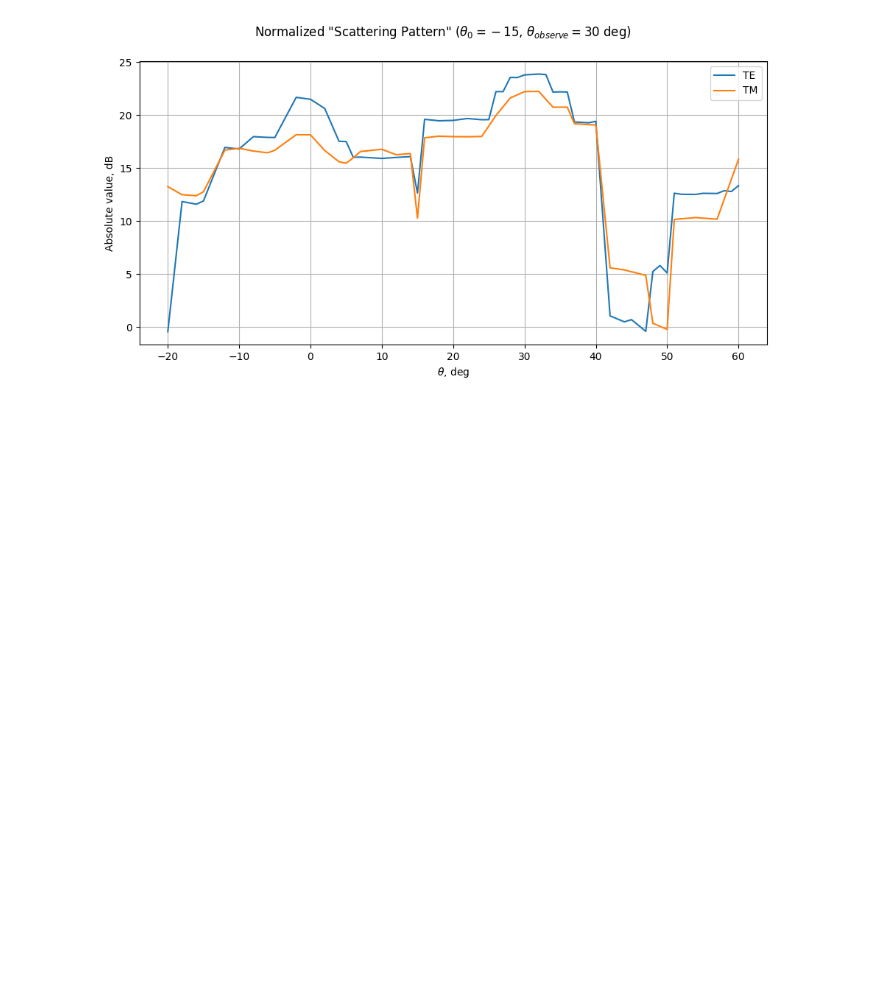
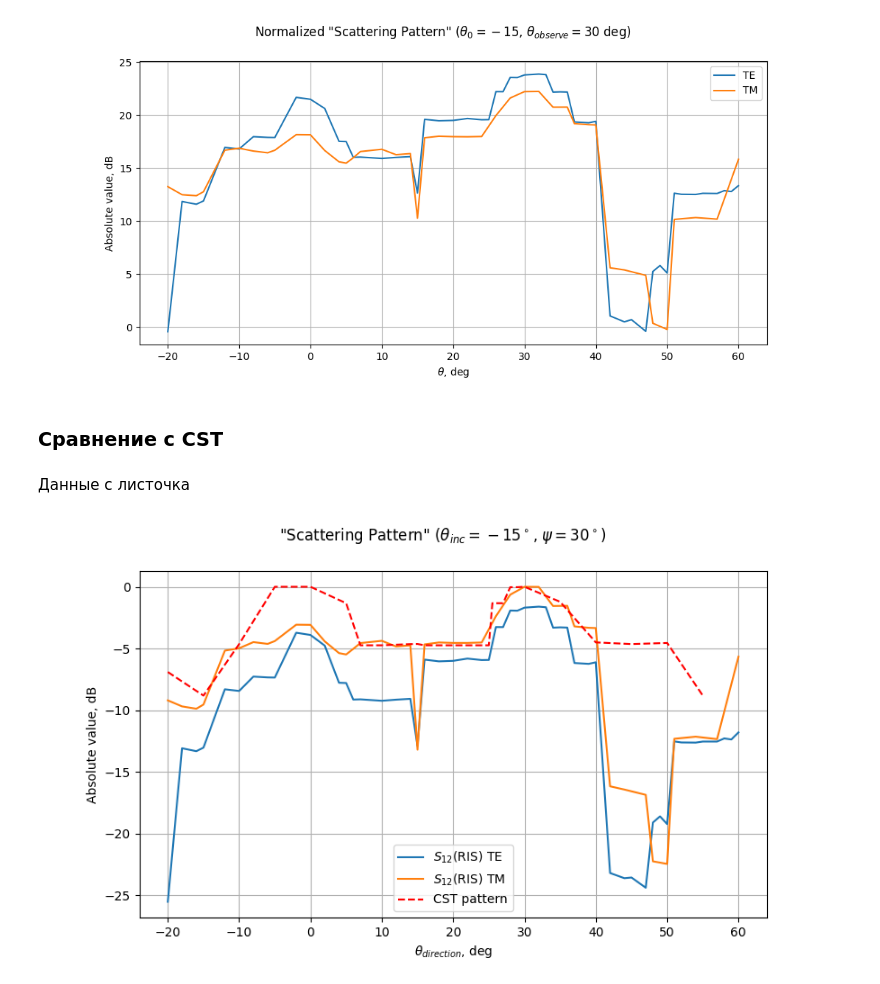
Before and after one commit to isvoropaev02/post_processing_RIS, a Jupyter notebook: 2oct/sc_p_inc-15deg.ipynb, the cells around one changed output. Cells and saved outputs as stored; diff of their text form; code cells hidden in the pictures; blank space fills up the shorter version.

```diff
--- a/2oct/sc_p_inc-15deg.ipynb
+++ b/2oct/sc_p_inc-15deg.ipynb
@@ -100,6 +104,3 @@ data_8A_TM = data_8A_TM.drop(['ReS12', 'ImS12'], axis=1)
 # %%
-# max_TE = np.max(np.abs(data_8A_TE['s12']))
-# max_TM = np.max(np.abs(data_8A_TM['s12']))
-
-# data_8A_TE['s12_norm']=data_8A_TE['s12']/max_TE
-# data_8A_TM['s12_norm']=data_8A_TM['s12']/max_TM
+norm = np.max([np.max(np.abs(data_8A_TE['s12'])), np.max(np.abs(data_8A_TM['s12']))])
+norm
@@ -169,3 +158,32 @@ fig2.suptitle(r'Normalized "Scattering Pattern" ($\theta_0=-15$, $\theta_{observ
 plt.show()
 # %% [output]
 [figure]
+# %% [markdown]
+### Сравнение с CST
+# %% [markdown]
+Данные с листочка
+# %%
+cst_angles = np.array([-20, -15, -10, -5, 0, 5, 7, 10, 14, 15, 16, 17, 18, 19, 20, 23, 24, 25, 25.5, 26, 27, 28, 29, 30, 35, 40, 45, 50, 55])
+
+cst_pow = np.array([53.3609, 34.3534, 89.88, 261.7394, 261.7394, 192.5957, 87.8268, 87.8268, 89.8268, 90.0582,
+                     87.8268, 87.8268, 87.8268, 87.8268, 87.8268, 87.8268, 87.8268, 87.8268, 192.5957, 192.5957, 192.5957,
+                     259.7755, 259.7755, 261.7394, 197.7056, 92.7354, 89.8808, 91.76, 34.3534])
+# %%
+cst_pow = cst_pow / np.max(cst_pow)
+# %%
+fig1 = plt.figure(figsize=(9,5))
+
+ax_1 = fig1.add_subplot(111)
+ax_1.plot(data_8A_TE['Angle'], 20*np.log10((data_8A_TE['s12']/norm).apply(abs)), label=r'$S_{12}$(RIS) TE')
+ax_1.plot(data_8A_TM['Angle'], 20*np.log10((data_8A_TM['s12']/norm).apply(abs)), label=r'$S_{12}$(RIS) TM')
+ax_1.plot(cst_angles, 10*np.log10(cst_pow), color='r', linestyle='--', label=r'CST pattern')
+ax_1.set_xlabel(r'$\theta_{direction}$, deg')
+ax_1.set_ylabel('Absolute value, dB')
+ax_1.legend()
+ax_1.grid()
+
+
+fig1.suptitle(r'"Scattering Pattern" ($\theta_{inc}=-15^\circ$, $\psi=30^\circ$)')
+plt.show()
+# %% [output]
+[figure, added]
```
Also changed, not shown: parts of 4 cells of this notebook.
